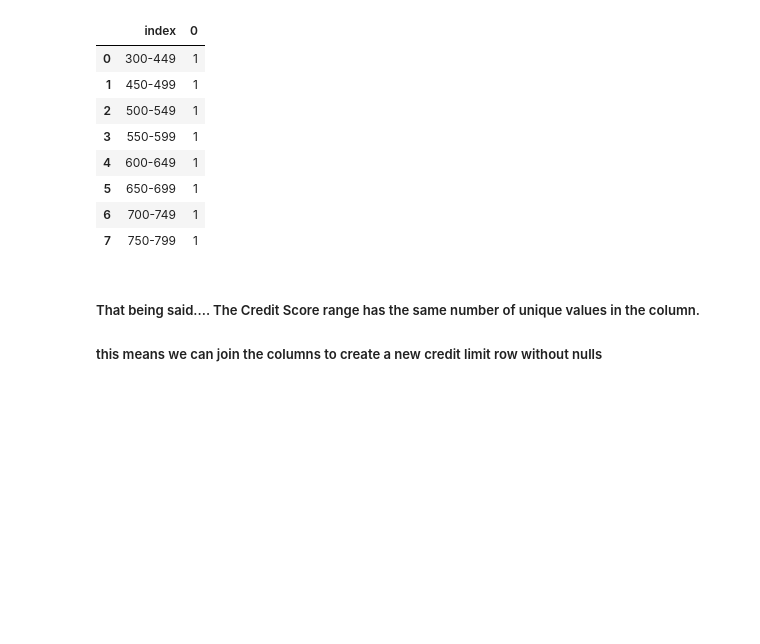
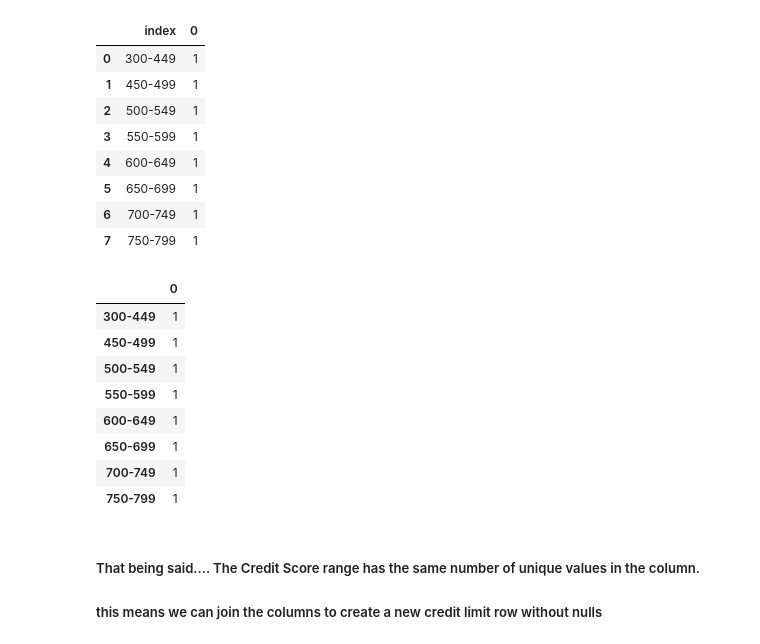
Before and after one commit to jdhova/DummyBank, a Jupyter notebook: CreditScore.ipynb, the cells around one changed output. Drawn from its saved outputs; the diff is of its cells as text; code cells hidden in the pictures; blank space fills up the shorter version.

```diff
--- a/CreditScore.ipynb
+++ b/CreditScore.ipynb
@@ -318,6 +339,18 @@ modeDF.credit_score_range.unique().value_counts(dropna=False).reset_index()
 | 5 | 650-699 | 1 |
 | 6 | 700-749 | 1 |
 | 7 | 750-799 | 1 |
+# %%
+pd.DataFrame(modeDF.credit_score_range.unique().value_counts(dropna=False))
+# %% [output]
+|  | 0 |
+| 300-449 | 1 |
+| 450-499 | 1 |
+| 500-549 | 1 |
+| 550-599 | 1 |
+| 600-649 | 1 |
+| 650-699 | 1 |
+| 700-749 | 1 |
+| 750-799 | 1 |
 # %% [markdown]
 ##### That being said.... The Credit Score range has the same number of unique values in the column.
 ##### this means we can join the columns to create a  new credit limit row without nulls
```
Also changed, not shown: parts of 21 cells of this notebook.
